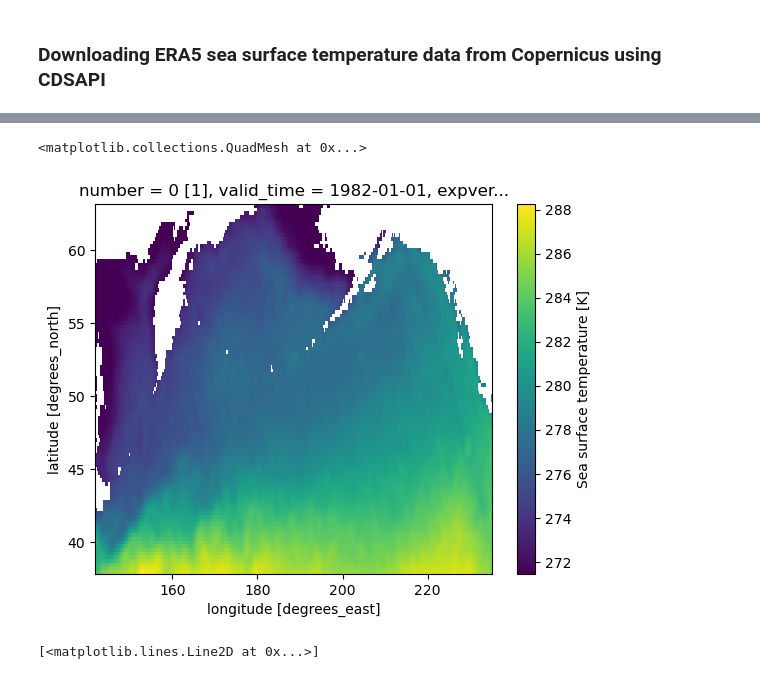
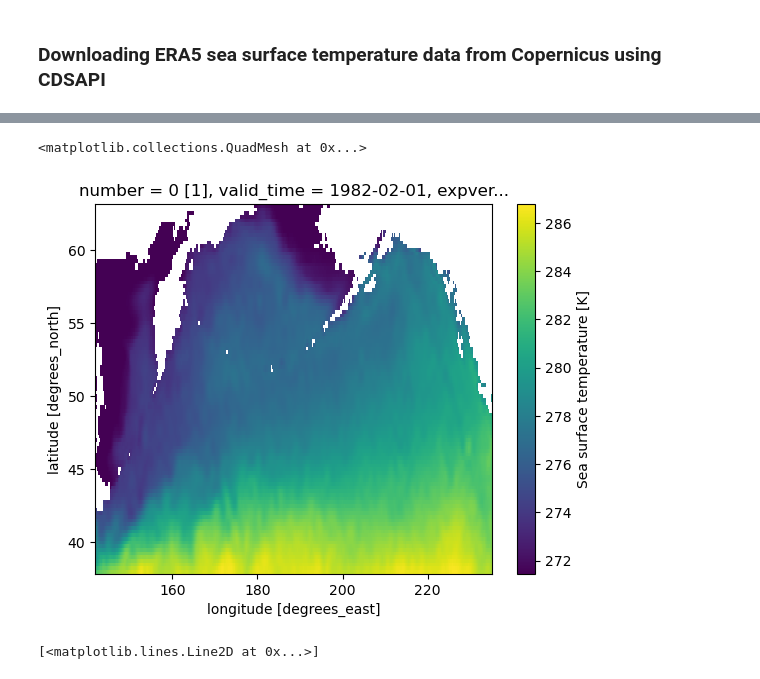
Before and after one commit to ptrierweiler/ATMS-523-Module-8, a Jupyter notebook: trierweiler_project.ipynb, the cells around one changed output, grey strips where cells are left out. Saved outputs shown, nothing was run; the diff lists cells and outputs as text; code cells hidden in the pictures.

```diff
--- a/trierweiler_project.ipynb
+++ b/trierweiler_project.ipynb
@@ -92,8 +100,8 @@ Attributes:
 # %%
-ds['sst'].sel(valid_time='1982-01-01').plot()
+ds['sst'].sel(valid_time='1982-02-01').plot()
 # %% [output]
 <matplotlib.collections.QuadMesh at 0x...>
-[figure, old version]
+[figure, new version]
 # %%
 def _time_as_float(time: xr.DataArray, time_dim: str) -> xr.DataArray:
     # numeric seconds since first timestamp (keeps numbers small)
```
Also changed, not shown: parts of 30 cells of this notebook.
